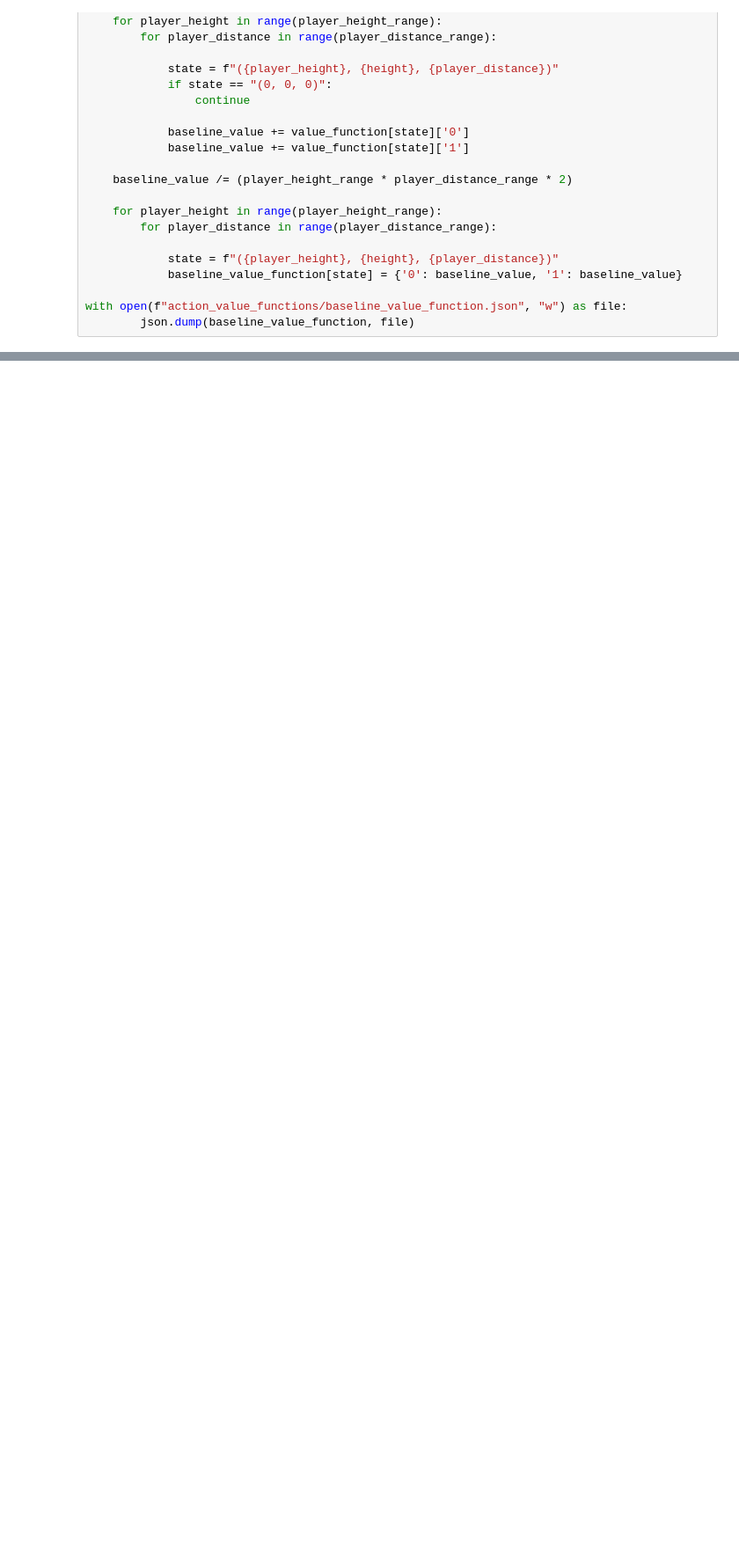
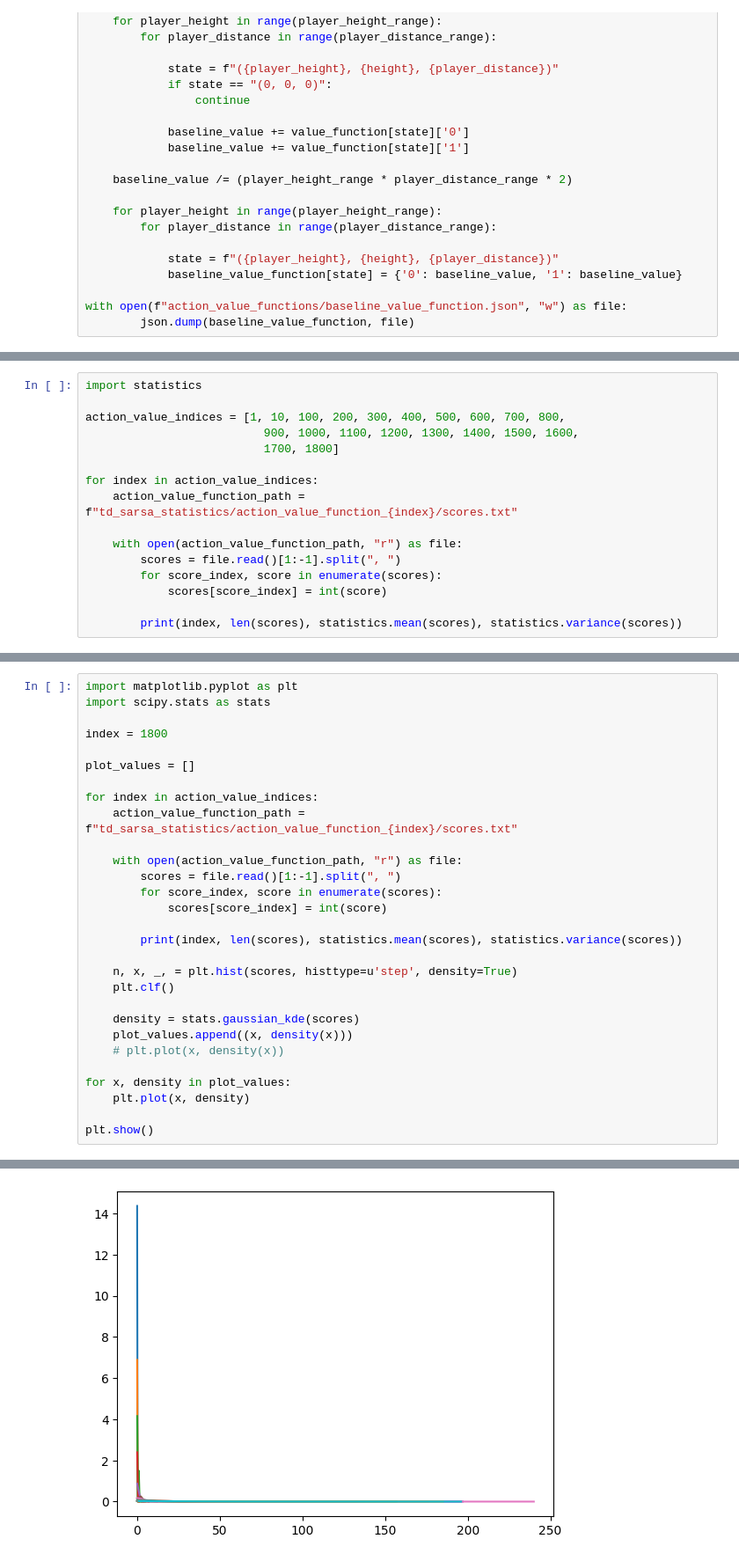
Before and after one commit to JacobAlbus/deepbird, a Jupyter notebook: python/notebook.ipynb, the cells around one changed output, grey strips where cells are left out. Shown: that part at 88% size. Cells and saved outputs as stored; diff of their text form; blank space fills up the shorter version.

```diff
--- a/python/notebook.ipynb
+++ b/python/notebook.ipynb
@@ -206,0 +241,16 @@ with open(f"action_value_functions/baseline_value_function.json", "w") as file:
+# %%
+import statistics
+
+action_value_indices = [1, 10, 100, 200, 300, 400, 500, 600, 700, 800,
+                          900, 1000, 1100, 1200, 1300, 1400, 1500, 1600,
+                          1700, 1800]
+
+for index in action_value_indices:
+    action_value_function_path = f"td_sarsa_statistics/action_value_function_{index}/scores.txt"
+
+    with open(action_value_function_path, "r") as file:
+        scores = file.read()[1:-1].split(", ")
+        for score_index, score in enumerate(scores):
+            scores[score_index] = int(score)
+
+        print(index, len(scores), statistics.mean(scores), statistics.variance(scores))
@@ -206,0 +278,30 @@ with open(f"action_value_functions/baseline_value_function.json", "w") as file:
+# %%
+import matplotlib.pyplot as plt
+import scipy.stats as stats
+
+index = 1800
+
+plot_values = []
+
+for index in action_value_indices:
+    action_value_function_path = f"td_sarsa_statistics/action_value_function_{index}/scores.txt"
+
+    with open(action_value_function_path, "r") as file:
+        scores = file.read()[1:-1].split(", ")
+        for score_index, score in enumerate(scores):
+            scores[score_index] = int(score)
+
+        print(index, len(scores), statistics.mean(scores), statistics.variance(scores))
+
+    n, x, _, = plt.hist(scores, histtype=u'step', density=True)
+    plt.clf()
+
+    density = stats.gaussian_kde(scores)
+    plot_values.append((x, density(x)))
+    # plt.plot(x, density(x))
+
+for x, density in plot_values:
+    plt.plot(x, density)
+
+plt.show()
+# %% [output]
@@ -206,0 +328 @@ with open(f"action_value_functions/baseline_value_function.json", "w") as file:
+[figure, added]
```
Also changed, not shown: parts of 6 cells of this notebook, 19 other files.
